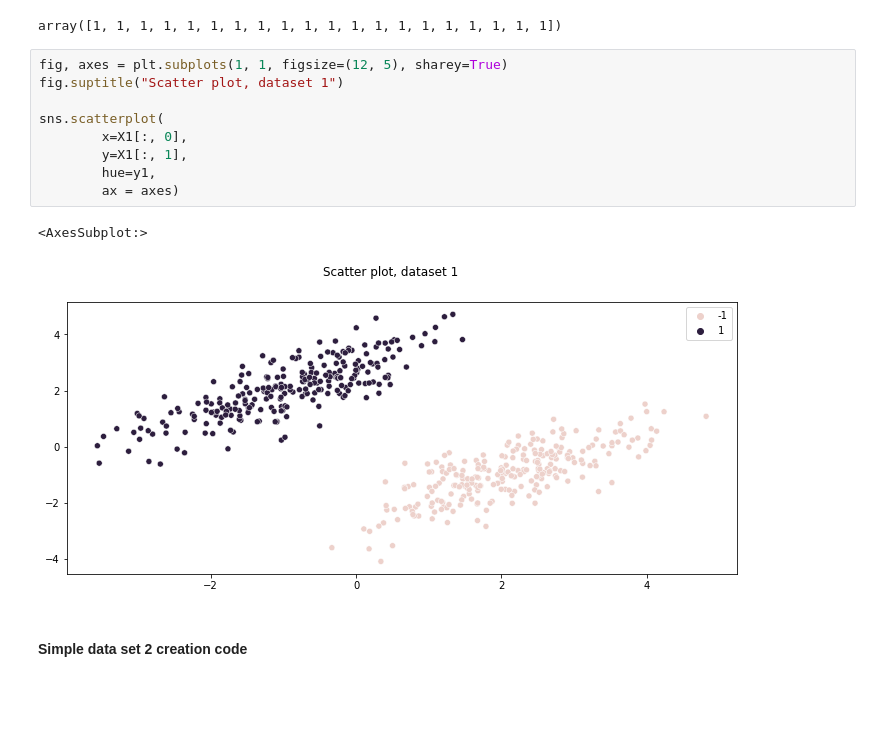
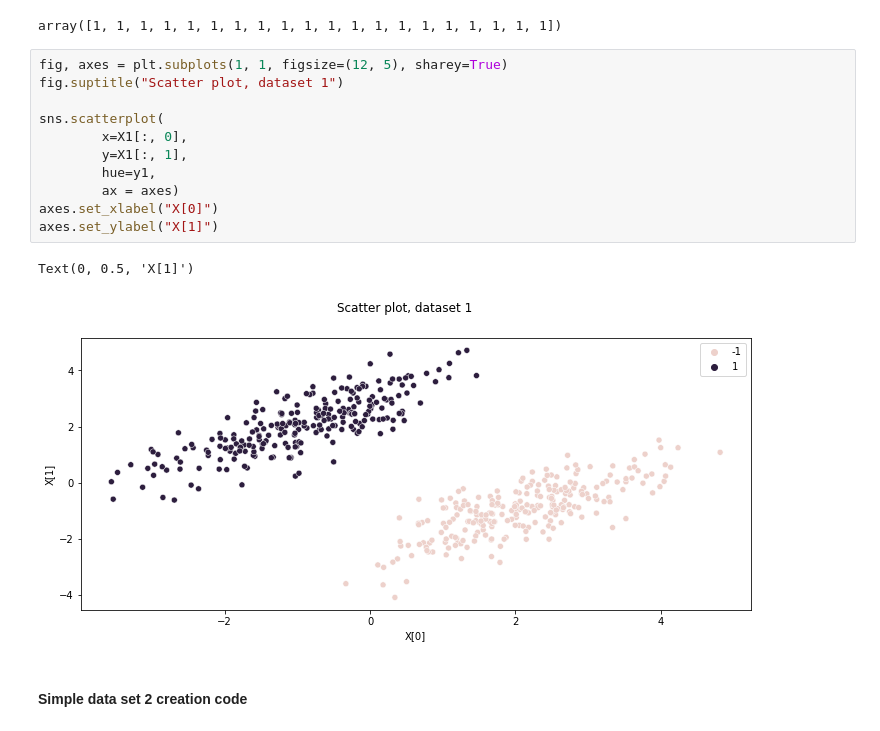
Before and after one commit to goriummaximum/diveintocode-ml, a Jupyter notebook: Sprints/sprint2/sprint2.ipynb, the cells around one changed output. Saved outputs shown, nothing was run; the diff lists cells and outputs as text; blank space fills up the shorter version.

```diff
--- a/Sprints/sprint2/sprint2.ipynb
+++ b/Sprints/sprint2/sprint2.ipynb
@@ -100,15 +100,17 @@ array([1, 1, 1, 1, 1, 1, 1, 1, 1, 1, 1, 1, 1, 1, 1, 1, 1, 1, 1, 1])
 # %%
 fig, axes = plt.subplots(1, 1, figsize=(12, 5), sharey=True)
 fig.suptitle("Scatter plot, dataset 1")
 
 sns.scatterplot(
         x=X1[:, 0],
         y=X1[:, 1],
         hue=y1,
         ax = axes)
+axes.set_xlabel("X[0]")
+axes.set_ylabel("X[1]")
 # %% [output]
-<AxesSubplot:>
+Text(0, 0.5, 'X[1]')
-[figure, old version]
+[figure, new version]
 # %% [markdown]
 <h4>Simple data set 2 creation code</h4>
 # %%
```
Also changed, not shown: parts of 7 cells of this notebook.
